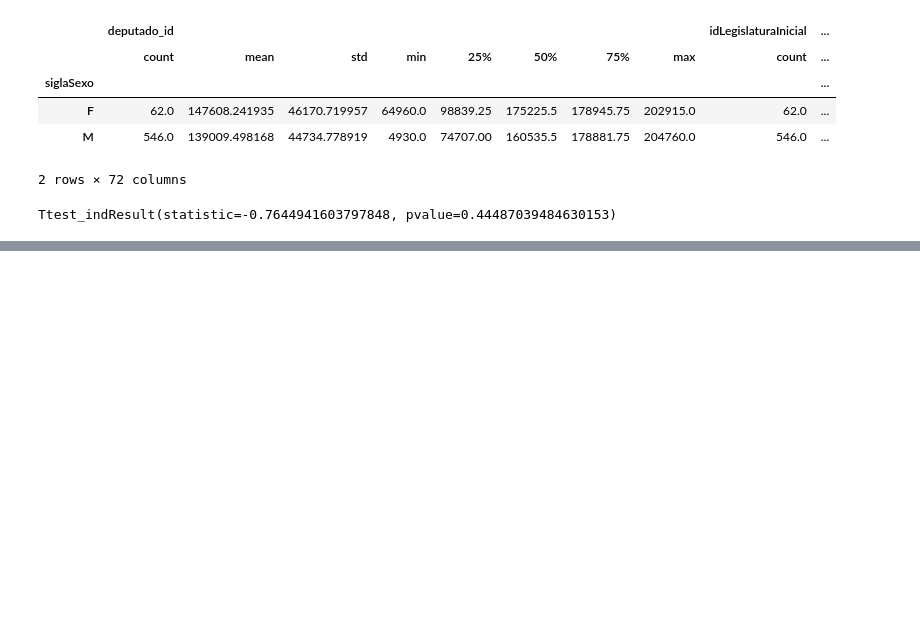
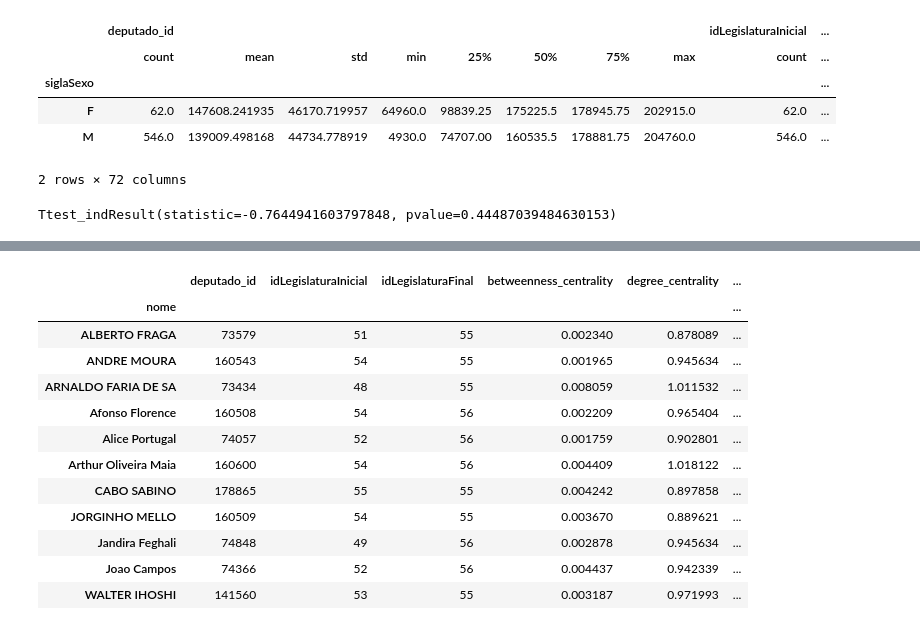
Before and after one commit to RogerPina2/P1-redesoc-2020, a Jupyter notebook: Teste_de_hipotese.ipynb, the cells around one changed output, grey strips where cells are left out. Drawn from its saved outputs; the diff is of its cells as text; code cells hidden in the pictures; blank space fills up the shorter version.

```diff
--- a/Teste_de_hipotese.ipynb
+++ b/Teste_de_hipotese.ipynb
@@ -140,0 +155,16 @@ AttributeError: module 'statsmodels.api' has no attribute 'ttest_rel'
+# %%
+dgbd[dgbd.degree_centrality>0.877]
+# %% [output]
+|  | deputado_id | idLegislaturaInicial | idLegislaturaFinal | betweenness_centrality | degree_centrality | ... |
+| nome |  |  |  |  |  | ... |
+| ALBERTO FRAGA | 73579 | 51 | 55 | 0.002340 | 0.878089 | ... |
+| ANDRE MOURA | 160543 | 54 | 55 | 0.001965 | 0.945634 | ... |
+| ARNALDO FARIA DE SA | 73434 | 48 | 55 | 0.008059 | 1.011532 | ... |
+| Afonso Florence | 160508 | 54 | 56 | 0.002209 | 0.965404 | ... |
+| Alice Portugal | 74057 | 52 | 56 | 0.001759 | 0.902801 | ... |
+| Arthur Oliveira Maia | 160600 | 54 | 56 | 0.004409 | 1.018122 | ... |
+| CABO SABINO | 178865 | 55 | 55 | 0.004242 | 0.897858 | ... |
+| JORGINHO MELLO | 160509 | 54 | 55 | 0.003670 | 0.889621 | ... |
+| Jandira Feghali | 74848 | 49 | 56 | 0.002878 | 0.945634 | ... |
+| Joao Campos | 74366 | 52 | 56 | 0.004437 | 0.942339 | ... |
+| WALTER IHOSHI | 141560 | 53 | 55 | 0.003187 | 0.971993 | ... |
```
Also changed, not shown: parts of 23 cells of this notebook.
